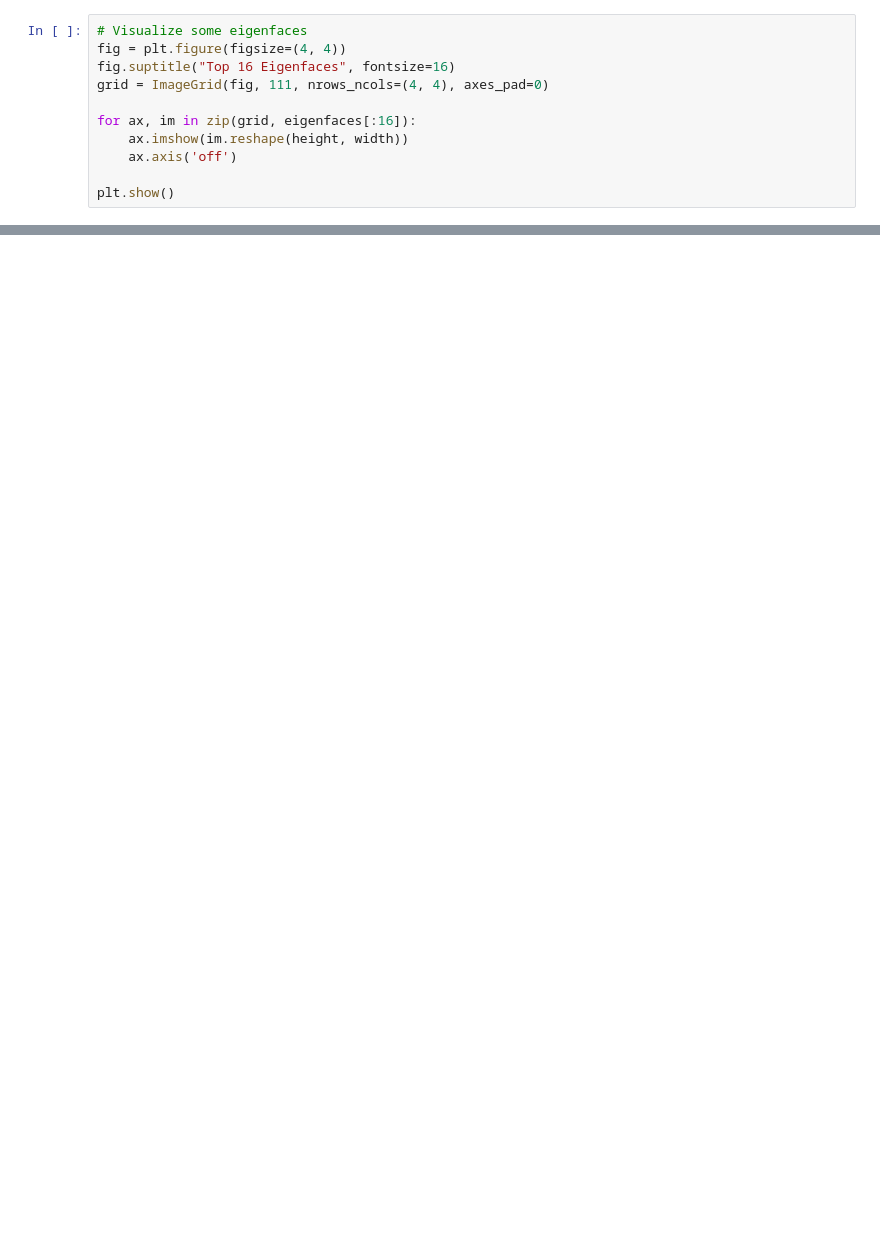
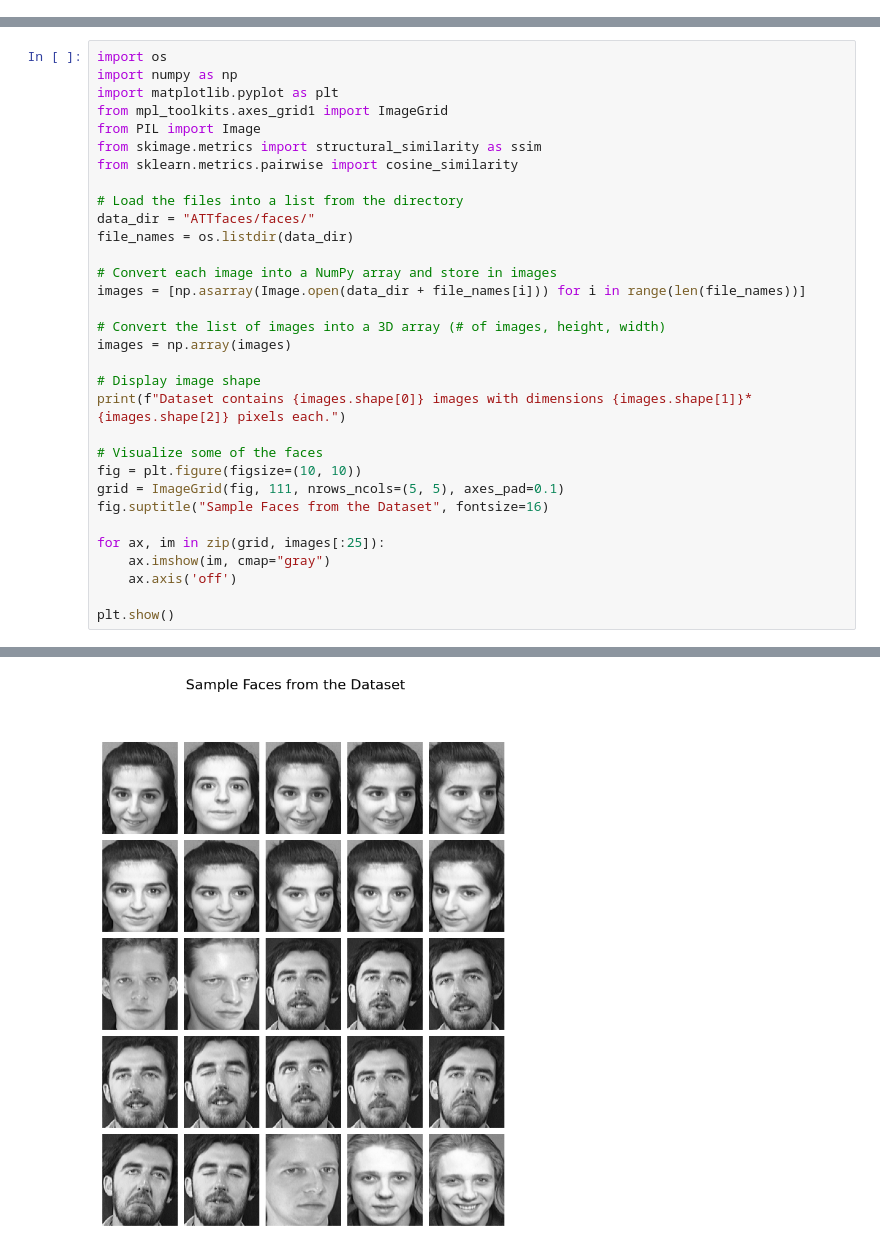
Before and after one commit to dinosaur-oatmeal/Facial-Recognition-and-Reconstruction, a Jupyter notebook: PCA.ipynb, the cells around one changed output, grey strips where cells are left out. Cells and saved outputs as stored; diff of their text form; blank space fills up the shorter version.

Commit message:
updated comments and added metrics

```diff
--- a/PCA.ipynb
+++ b/PCA.ipynb
@@ -144,11 +0,0 @@ We will show print out the top 16 eigenfaces from the 150 we computed.
-# %%
-# Visualize some eigenfaces
-fig = plt.figure(figsize=(4, 4))
-fig.suptitle("Top 16 Eigenfaces", fontsize=16)
-grid = ImageGrid(fig, 111, nrows_ncols=(4, 4), axes_pad=0)
-
-for ax, im in zip(grid, eigenfaces[:16]):
-    ax.imshow(im.reshape(height, width))
-    ax.axis('off')
-
-plt.show()
@@ -199,0 +28,33 @@ plt.show()
+# %%
+import os
+import numpy as np
+import matplotlib.pyplot as plt
+from mpl_toolkits.axes_grid1 import ImageGrid
+from PIL import Image
+from skimage.metrics import structural_similarity as ssim
+from sklearn.metrics.pairwise import cosine_similarity
+
+# Load the files into a list from the directory
+data_dir = "ATTfaces/faces/"
+file_names = os.listdir(data_dir)
+
+# Convert each image into a NumPy array and store in images
+images = [np.asarray(Image.open(data_dir + file_names[i])) for i in range(len(file_names))]
+
+# Convert the list of images into a 3D array (# of images, height, width)
+images = np.array(images)
+
+# Display image shape
+print(f"Dataset contains {images.shape[0]} images with dimensions {images.shape[1]}*{images.shape[2]} pixels each.")
+
+# Visualize some of the faces
+fig = plt.figure(figsize=(10, 10))
+grid = ImageGrid(fig, 111, nrows_ncols=(5, 5), axes_pad=0.1)
+fig.suptitle("Sample Faces from the Dataset", fontsize=16)
+
+for ax, im in zip(grid, images[:25]):
+    ax.imshow(im, cmap="gray")
+    ax.axis('off')
+
+plt.show()
+# %% [output]
@@ -199,0 +62 @@ plt.show()
+[figure, added]
```
Also changed, not shown: parts of 38 cells of this notebook.
